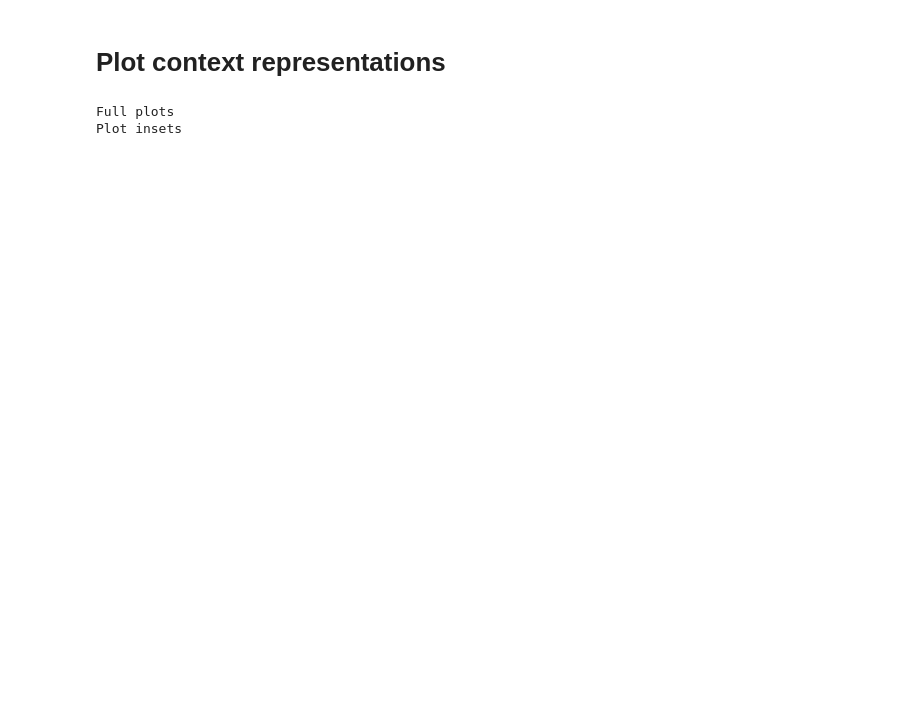
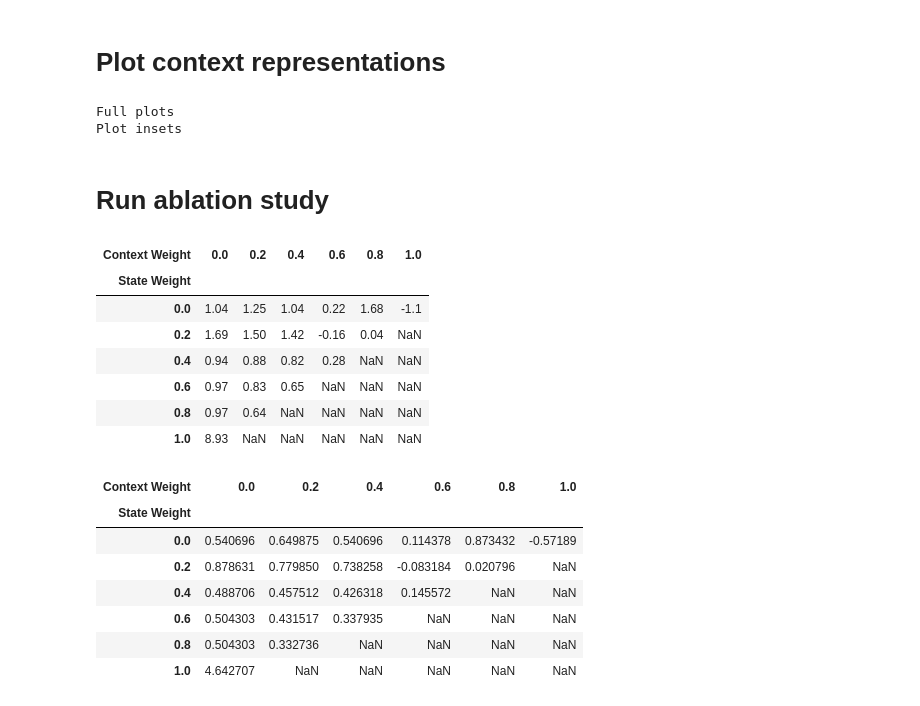
Before and after one commit to tylergiallanza/EmergentIntelligentControl, a Jupyter notebook: Experiment 1 - RLDM.ipynb, the cells around one changed output. Drawn from its saved outputs; the diff is of its cells as text; code cells hidden in the pictures; blank space fills up the shorter version.

Commit message:
Add param sensitivity to exp1

```diff
--- a/Experiment 1 - RLDM.ipynb
+++ b/Experiment 1 - RLDM.ipynb
@@ -125,3 +128,23 @@ for name, plot_matrix in zip(['Reward Reval','Transition Reval'],[reward_matrix,
 # %% [output]
 Full plots
 Plot insets
+# %% [markdown]
+# Run ablation study
+# %%
+ablation_params = utils.Map(
+    n_participants=25, # reduce number of participants to save simulation time
+    n_simulations = 10, # reduce rollouts to save simulation time
+    n_steps = 3, # number of steps per rollout
+    state_d = 7, # length of state vector
+    context_d = 7, # length of context vector
+    time_d = 25, # length of time vector
+    self_excitation = .25, # rate at which old context is carried over to new context
+    input_weight = .45, # rate at which state is integrated into new context
+    retrieved_context_weight = .3, # rate at which context retrieved from EM is integrated into new context
+    time_noise=.01, # noise std for time integrator (drift is set to 0)
+    state_weight = .5, # weight of the state used during memory retrieval
+    context_weight = .3, # weight of the context used during memory retrieval
+    time_weight = .2, # weight of the time used during memory retrieval
+    temperature = .05, # temperature of the softmax used during memory retrieval (smaller means more argmax-like)
+    seed=1234 # random seed for the simulation
+)
@@ -127,0 +201,20 @@ Plot insets
+# %%
+display(ablation_data.pivot(index='State Weight',columns='Context Weight',values='Revaluation Ratio').round(2))
+display(ablation_data.pivot(index='State Weight',columns='Context Weight',values='Revaluation Ratio').round(2)*.5199)
+# %% [output]
+| Context Weight | 0.0 | 0.2 | 0.4 | 0.6 | 0.8 | 1.0 |
+| State Weight |  |  |  |  |  |  |
+| 0.0 | 1.04 | 1.25 | 1.04 | 0.22 | 1.68 | -1.1 |
+| 0.2 | 1.69 | 1.50 | 1.42 | -0.16 | 0.04 | NaN |
+| 0.4 | 0.94 | 0.88 | 0.82 | 0.28 | NaN | NaN |
+| 0.6 | 0.97 | 0.83 | 0.65 | NaN | NaN | NaN |
+| 0.8 | 0.97 | 0.64 | NaN | NaN | NaN | NaN |
+| 1.0 | 8.93 | NaN | NaN | NaN | NaN | NaN |
+| Context Weight | 0.0 | 0.2 | 0.4 | 0.6 | 0.8 | 1.0 |
+| State Weight |  |  |  |  |  |  |
+| 0.0 | 0.540696 | 0.649875 | 0.540696 | 0.114378 | 0.873432 | -0.57189 |
+| 0.2 | 0.878631 | 0.779850 | 0.738258 | -0.083184 | 0.020796 | NaN |
+| 0.4 | 0.488706 | 0.457512 | 0.426318 | 0.145572 | NaN | NaN |
+| 0.6 | 0.504303 | 0.431517 | 0.337935 | NaN | NaN | NaN |
+| 0.8 | 0.504303 | 0.332736 | NaN | NaN | NaN | NaN |
+| 1.0 | 4.642707 | NaN | NaN | NaN | NaN | NaN |
```
Also changed, not shown: parts of 2 cells of this notebook, 1 other file.
